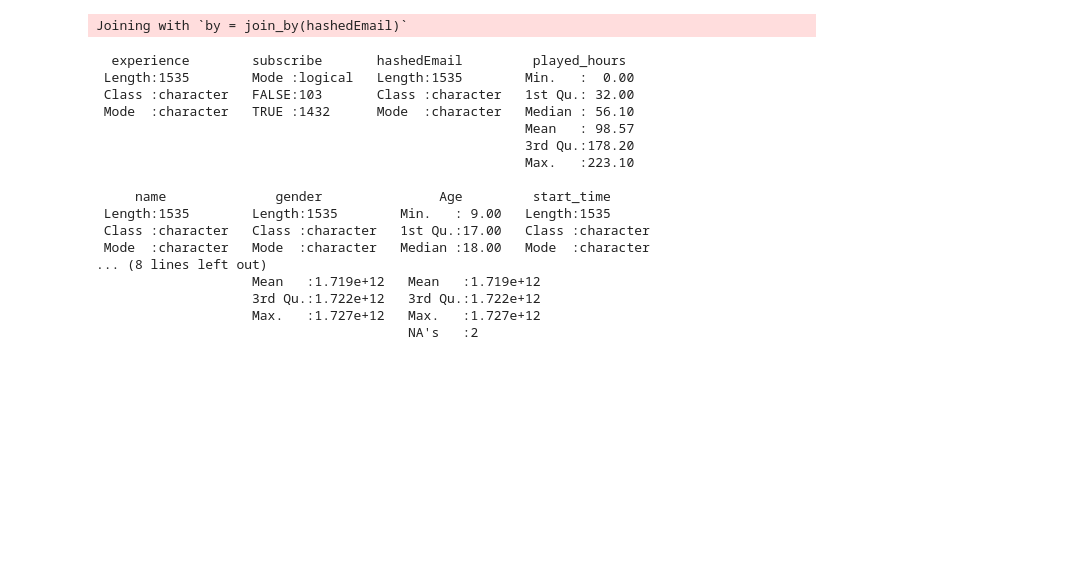
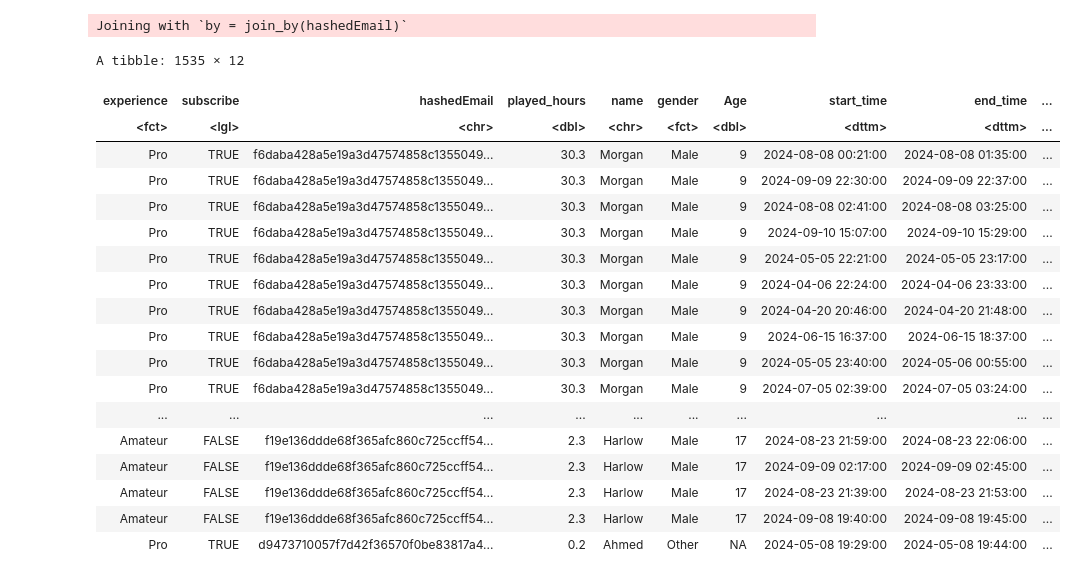
Before and after one commit to beccaphilip/ind_planning_project, a Jupyter notebook: planning.ipynb, the cells around one changed output. Cells and saved outputs as stored; diff of their text form; code cells hidden in the pictures; blank space fills up the shorter version.

Commit message:
Data Tidied + Summarized
Began making markdown table to describe player data

```diff
--- a/planning.ipynb
+++ b/planning.ipynb
@@ -49,24 +47,33 @@ A tibble: 1535 × 10
 # %%
-#Summary stat
-pla_ses <- inner_join(players, sessions)|>
-    summary()
-pla_ses
+#Combine data sets and change character columns into factors
+pla_ses <- inner_join(players, sessions) |>
+    mutate(experience = as_factor(experience), gender = as_factor(gender))
+#Change start and end time from character columns to date/time columns
+pla_ses_2 <- pla_ses|> mutate(start_time = dmy_hm(start_time), end_time=dmy_hm(end_time))
 # %% [output]
 Joining with `by = join_by(hashedEmail)`
-  experience        subscribe       hashedEmail         played_hours
- Length:1535        Mode :logical   Length:1535        Min.   :  0.00
- Class :character   FALSE:103       Class :character   1st Qu.: 32.00
- Mode  :character   TRUE :1432      Mode  :character   Median : 56.10
-                                                       Mean   : 98.57
-                                                       3rd Qu.:178.20
-                                                       Max.   :223.10
-
-     name              gender               Age         start_time
- Length:1535        Length:1535        Min.   : 9.00   Length:1535
- Class :character   Class :character   1st Qu.:17.00   Class :character
- Mode  :character   Mode  :character   Median :18.00   Mode  :character
-... (8 lines left out)
-                    Mean   :1.719e+12   Mean   :1.719e+12
-                    3rd Qu.:1.722e+12   3rd Qu.:1.722e+12
-                    Max.   :1.727e+12   Max.   :1.727e+12
-                                        NA's   :2
+# %%
+#Subtract start and end times to create a session length column
+pla_ses_3 <- pla_ses_2 |>
+    mutate(session_length_mins = as.numeric(end_time - start_time))
+pla_ses_3
+# %% [output]
+A tibble: 1535 × 12
+| experience | subscribe | hashedEmail | played_hours | name | gender | Age | start_time | end_time | ... |
+| <fct> | <lgl> | <chr> | <dbl> | <chr> | <fct> | <dbl> | <dttm> | <dttm> | ... |
+| Pro | TRUE | f6daba428a5e19a3d47574858c1355049... | 30.3 | Morgan | Male | 9 | 2024-08-08 00:21:00 | 2024-08-08 01:35:00 | ... |
+| Pro | TRUE | f6daba428a5e19a3d47574858c1355049... | 30.3 | Morgan | Male | 9 | 2024-09-09 22:30:00 | 2024-09-09 22:37:00 | ... |
+| Pro | TRUE | f6daba428a5e19a3d47574858c1355049... | 30.3 | Morgan | Male | 9 | 2024-08-08 02:41:00 | 2024-08-08 03:25:00 | ... |
+| Pro | TRUE | f6daba428a5e19a3d47574858c1355049... | 30.3 | Morgan | Male | 9 | 2024-09-10 15:07:00 | 2024-09-10 15:29:00 | ... |
+| Pro | TRUE | f6daba428a5e19a3d47574858c1355049... | 30.3 | Morgan | Male | 9 | 2024-05-05 22:21:00 | 2024-05-05 23:17:00 | ... |
+| Pro | TRUE | f6daba428a5e19a3d47574858c1355049... | 30.3 | Morgan | Male | 9 | 2024-04-06 22:24:00 | 2024-04-06 23:33:00 | ... |
+| Pro | TRUE | f6daba428a5e19a3d47574858c1355049... | 30.3 | Morgan | Male | 9 | 2024-04-20 20:46:00 | 2024-04-20 21:48:00 | ... |
+| Pro | TRUE | f6daba428a5e19a3d47574858c1355049... | 30.3 | Morgan | Male | 9 | 2024-06-15 16:37:00 | 2024-06-15 18:37:00 | ... |
+| Pro | TRUE | f6daba428a5e19a3d47574858c1355049... | 30.3 | Morgan | Male | 9 | 2024-05-05 23:40:00 | 2024-05-06 00:55:00 | ... |
+| Pro | TRUE | f6daba428a5e19a3d47574858c1355049... | 30.3 | Morgan | Male | 9 | 2024-07-05 02:39:00 | 2024-07-05 03:24:00 | ... |
+| ... | ... | ... | ... | ... | ... | ... | ... | ... | ... |
+| Amateur | FALSE | f19e136ddde68f365afc860c725ccff54... | 2.3 | Harlow | Male | 17 | 2024-08-23 21:59:00 | 2024-08-23 22:06:00 | ... |
+| Amateur | FALSE | f19e136ddde68f365afc860c725ccff54... | 2.3 | Harlow | Male | 17 | 2024-09-09 02:17:00 | 2024-09-09 02:45:00 | ... |
+| Amateur | FALSE | f19e136ddde68f365afc860c725ccff54... | 2.3 | Harlow | Male | 17 | 2024-08-23 21:39:00 | 2024-08-23 21:53:00 | ... |
+| Amateur | FALSE | f19e136ddde68f365afc860c725ccff54... | 2.3 | Harlow | Male | 17 | 2024-09-08 19:40:00 | 2024-09-08 19:45:00 | ... |
+| Pro | TRUE | d9473710057f7d42f36570f0be83817a4... | 0.2 | Ahmed | Other | NA | 2024-05-08 19:29:00 | 2024-05-08 19:44:00 | ... |
```
Also changed, not shown: parts of 5 cells of this notebook.
